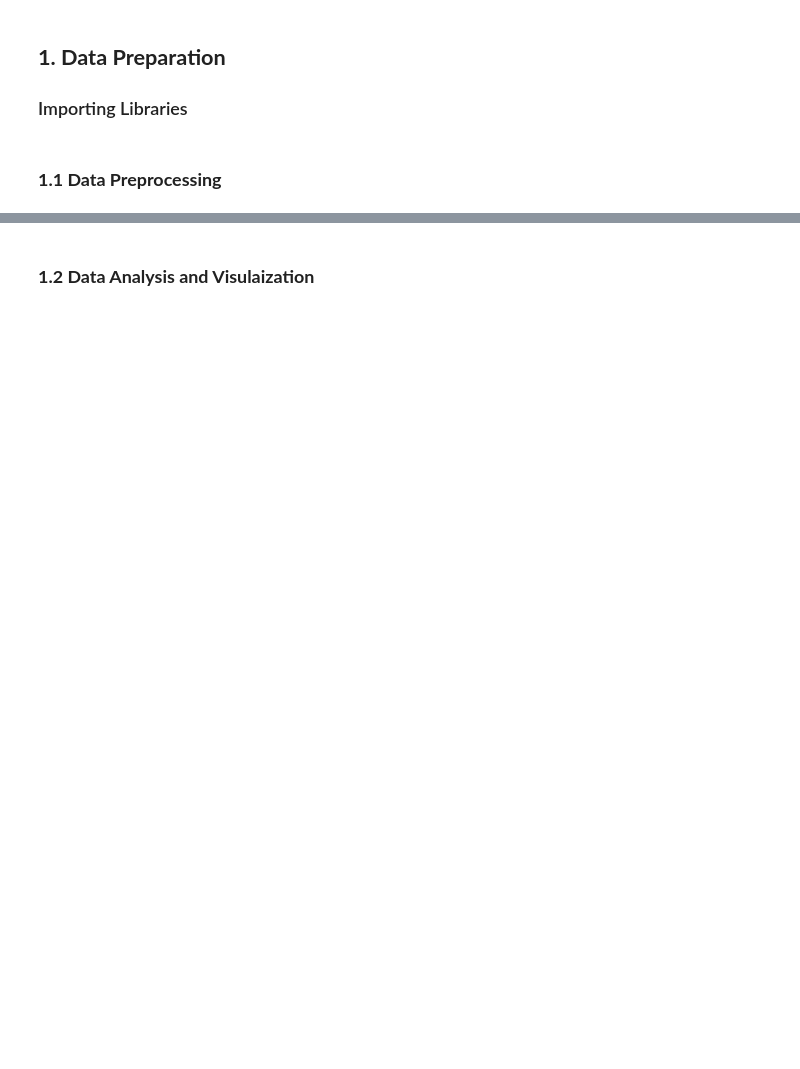
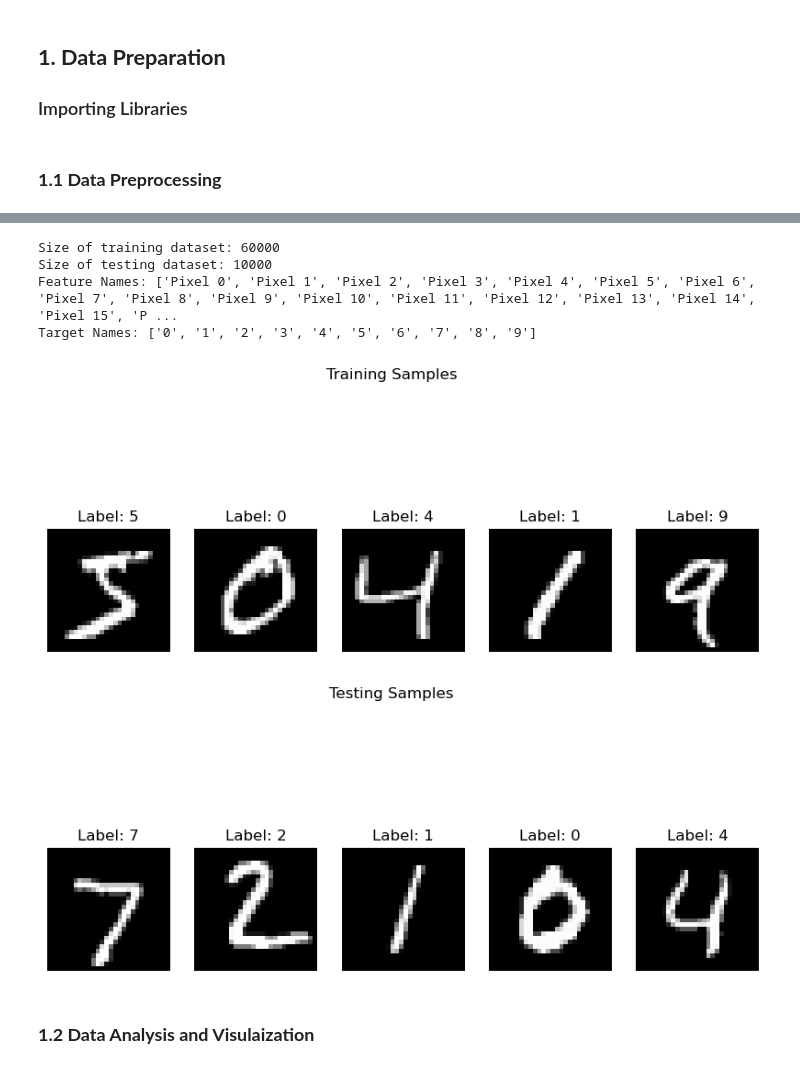
Before and after one commit to Team-Synapse-UoM/Custom-CNN-ImageClassification, a Jupyter notebook: data.ipynb, the cells around one changed output, grey strips where cells are left out. Saved outputs shown, nothing was run; the diff lists cells and outputs as text; code cells hidden in the pictures; blank space fills up the shorter version.

```diff
--- a/data.ipynb
+++ b/data.ipynb
@@ -58,2 +14,58 @@ Size of testing dataset:  10000
+# %%
+# Define transformations: Convert images to tensors and normalize them
+transform = transforms.Compose([
+    transforms.ToTensor(),  # Converts to tensor and scales to [0, 1]
+    transforms.Normalize((0.5,), (0.5,))  # Normalize to mean=0.5, std=0.5
+])
+
+# Load MNIST datasets
+train_dataset = datasets.MNIST(root='data', train=True, download=True, transform=transform)
+test_dataset = datasets.MNIST(root='data', train=False, download=True, transform=transform)
+
+# Create DataLoader for training and testing
+train_loader = DataLoader(train_dataset, batch_size=64, shuffle=True)
+test_loader = DataLoader(test_dataset, batch_size=64, shuffle=False)
+
+# Print sizes of training and testing datasets
+print("Size of training dataset:", len(train_dataset))
+print("Size of testing dataset:", len(test_dataset))
+
+# Print feature and target names
+feature_names = [f'Pixel {i}' for i in range(28 * 28)]  # Each image is 28x28 pixels
+print("Feature Names:", feature_names)
+
+target_names = [str(i) for i in range(10)]  # Digits 0-9
+print("Target Names:", target_names)
+
+# Define a function to plot samples with labels
+def plot_samples(images, labels, class_names, num_samples=5):
+    plt.figure(figsize=(10, 5))
+    for i in range(num_samples):
+        plt.subplot(1, num_samples, i + 1)
+        plt.imshow(images[i].reshape(28, 28), cmap='gray')  # Reshape to 28x28 for visualization
+        plt.title(f"Label: {class_names[labels[i]]}")
+        plt.axis('off')
+
+# Define class names for MNIST (digits 0-9)
+class_names = [str(i) for i in range(10)]
+
+# Plot a few training samples
+plot_samples(train_dataset.data.numpy()[:5], train_labels.numpy()[:5], class_names, num_samples=5)
+plt.suptitle('Training Samples')
+plt.show()
+
+# Plot a few testing samples
+test_images = torch.stack([test_dataset[i][0] for i in range(5)])  # Get first 5 test images
+test_labels = torch.tensor([test_dataset[i][1] for i in range(5)])  # Get corresponding test labels
+plot_samples(test_images.numpy(), test_labels.numpy(), class_names, num_samples=5)
+plt.suptitle('Testing Samples')
+plt.show()#plot
+# %% [output]
+Size of training dataset: 60000
+Size of testing dataset: 10000
+Feature Names: ['Pixel 0', 'Pixel 1', 'Pixel 2', 'Pixel 3', 'Pixel 4', 'Pixel 5', 'Pixel 6', 'Pixel 7', 'Pixel 8', 'Pixel 9', 'Pixel 10', 'Pixel 11', 'Pixel 12', 'Pixel 13', 'Pixel 14', 'Pixel 15', 'P ...
+Target Names: ['0', '1', '2', '3', '4', '5', '6', '7', '8', '9']
+[figure, added]
+[figure, added]
 # %% [markdown]
 ### **1.2 Data Analysis and Visulaization**
```
Also changed, not shown: parts of 5 cells of this notebook, 2 other files.
